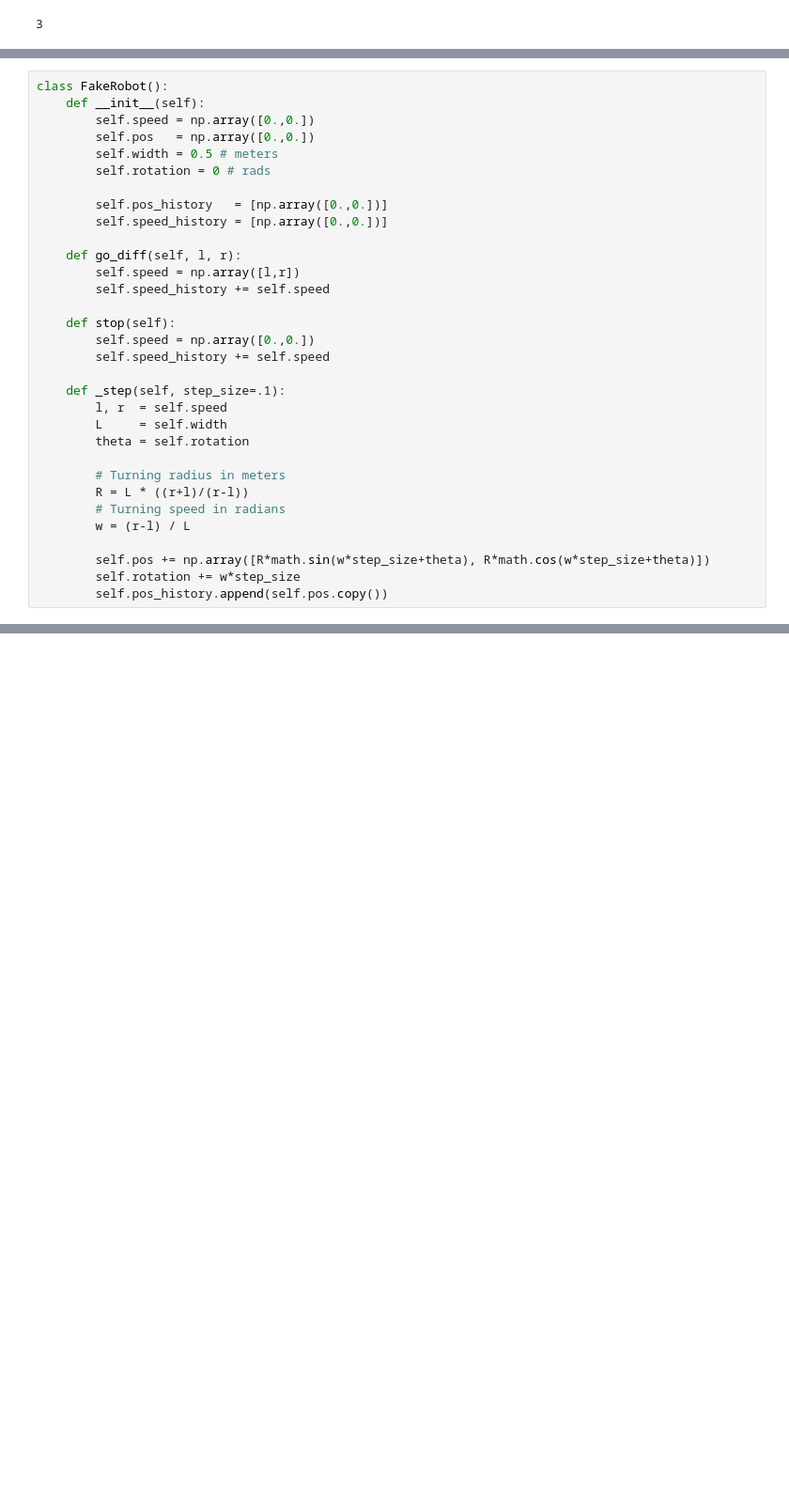
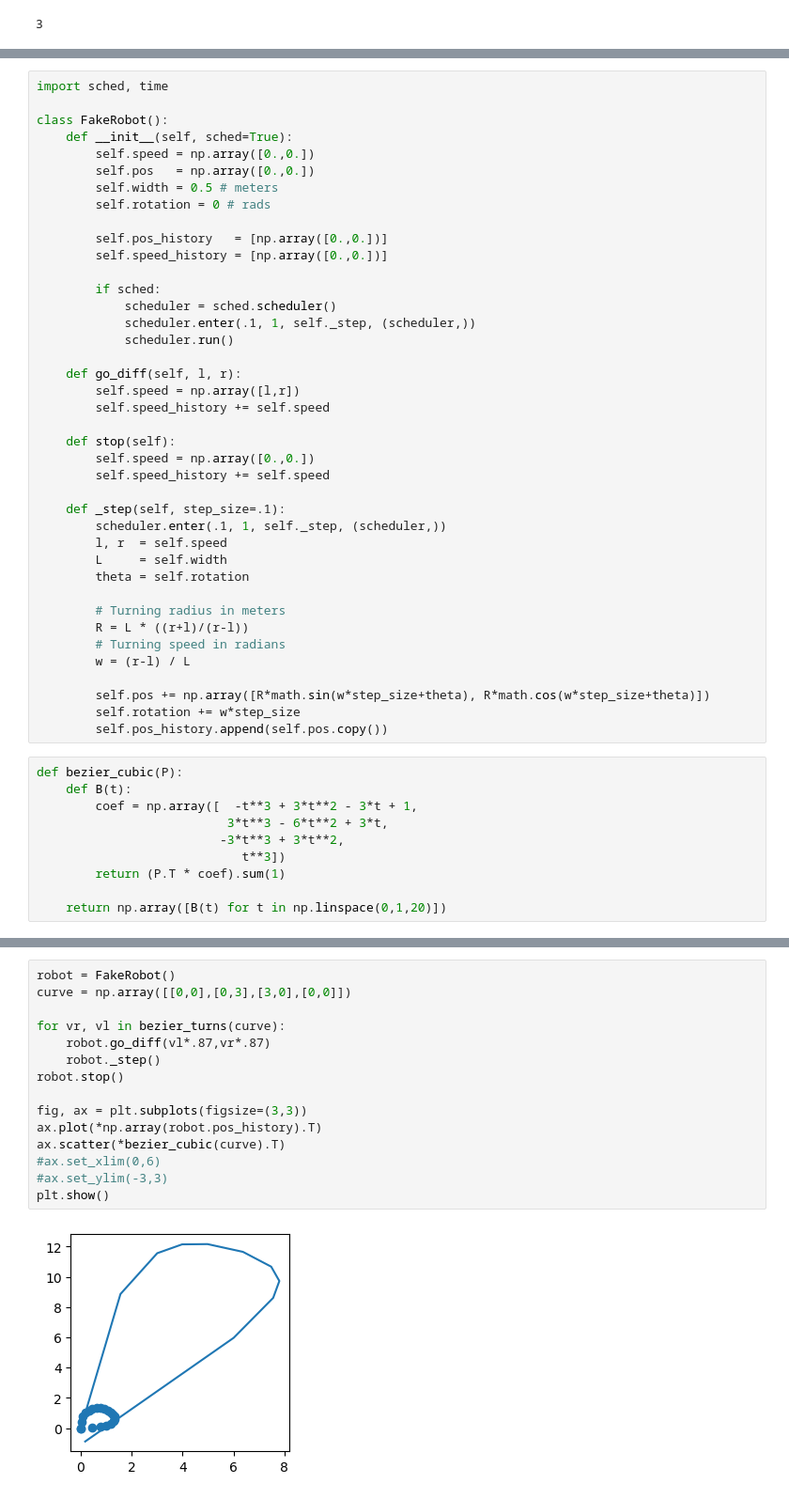
Before and after one commit to julebarn/REX2024, a Jupyter notebook: monto-carlo.ipynb, the cells around one changed output, grey strips where cells are left out. Shown at 94% size. Cells and saved outputs as stored; diff of their text form; blank space fills up the shorter version.

Commit message:
Sched :sunglasses:

```diff
--- a/monto-carlo.ipynb
+++ b/monto-carlo.ipynb
@@ -82,8 +82,10 @@ plt.show
 <function matplotlib.pyplot.show(close=None, block=None)>
 [figure]
 # %%
+import sched, time
+
 class FakeRobot():
-    def __init__(self):
+    def __init__(self, sched=True):
         self.speed = np.array([0.,0.])
         self.pos   = np.array([0.,0.])
         self.width = 0.5 # meters
@@ -91,6 +93,11 @@ class FakeRobot():
 
         self.pos_history   = [np.array([0.,0.])]
         self.speed_history = [np.array([0.,0.])]
+
+        if sched:
+            scheduler = sched.scheduler()
+            scheduler.enter(.1, 1, self._step, (scheduler,))
+            scheduler.run()
 
     def go_diff(self, l, r):
         self.speed = np.array([l,r])
@@ -101,6 +108,7 @@ class FakeRobot():
         self.speed_history += self.speed
 
     def _step(self, step_size=.1):
+        scheduler.enter(.1, 1, self._step, (scheduler,))
         l, r  = self.speed
         L     = self.width
         theta = self.rotation
@@ -113,4 +121,14 @@ class FakeRobot():
         self.pos += np.array([R*math.sin(w*step_size+theta), R*math.cos(w*step_size+theta)])
         self.rotation += w*step_size
         self.pos_history.append(self.pos.copy())
+# %%
+def bezier_cubic(P):
+    def B(t):
+        coef = np.array([  -t**3 + 3*t**2 - 3*t + 1,
+                          3*t**3 - 6*t**2 + 3*t,
+                         -3*t**3 + 3*t**2,
+                            t**3])
+        return (P.T * coef).sum(1)
+
+    return np.array([B(t) for t in np.linspace(0,1,20)])
 # %%
@@ -132,3 +166,20 @@ plt.ylim(-3,3)
+# %%
+robot = FakeRobot()
+curve = np.array([[0,0],[0,3],[3,0],[0,0]])
+
+for vr, vl in bezier_turns(curve):
+    robot.go_diff(vl*.87,vr*.87)
+    robot._step()
+robot.stop()
+
+fig, ax = plt.subplots(figsize=(3,3))
+ax.plot(*np.array(robot.pos_history).T)
+ax.scatter(*bezier_cubic(curve).T)
+#ax.set_xlim(0,6)
+#ax.set_ylim(-3,3)
+plt.show()
+# %% [output]
+[figure, added]
 # %%
 a = np.array([0,0])
 b = np.array([1,0])
```
Also changed, not shown: parts of 1 cell of this notebook.
